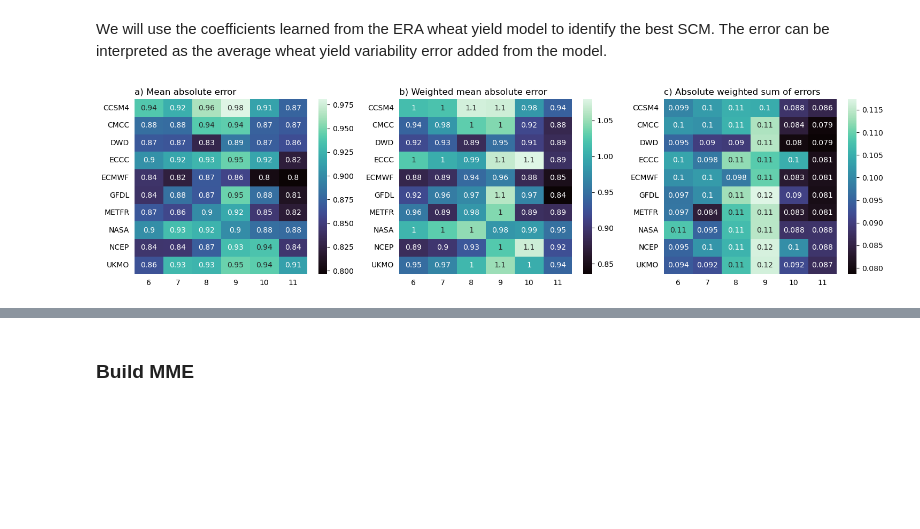
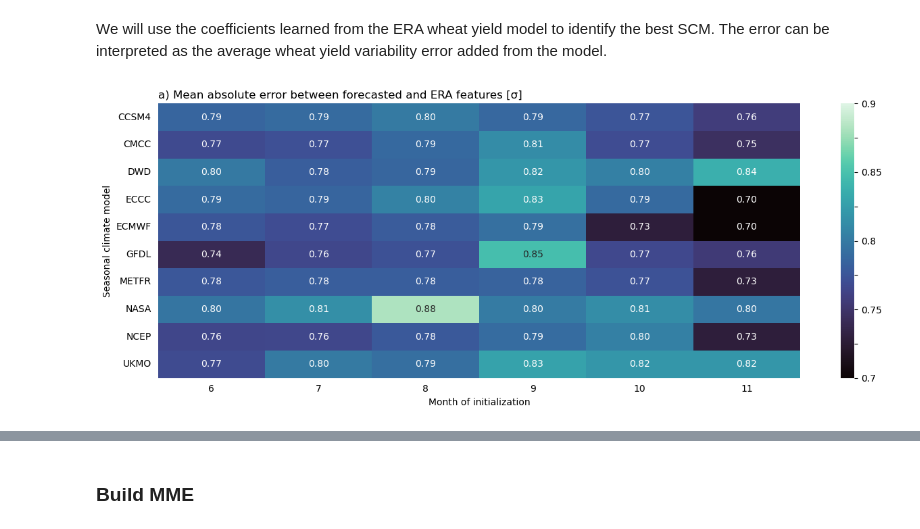
Before and after one commit to mzachow/wheat-yield-forecast-argentina, a Jupyter notebook: 4_prepare_scm_data.ipynb, the cells around one changed output, grey strips where cells are left out. Cells and saved outputs as stored; diff of their text form; code cells hidden in the pictures; blank space fills up the shorter version.

Commit message:
update on all figures and bias adjustment

```diff
--- a/4_prepare_scm_data.ipynb
+++ b/4_prepare_scm_data.ipynb
@@ -156,8 +170,9 @@ def adjust_bias(observed, predicted, correction_method="basic_quantile"):
     adjusted_models = pd.concat(adjusted_models).sort_values(by=["model", "year", "init_month"])
     return adjusted_models
 # %%
-scm_bias_adjusted = adjust_bias(era_raw, scm_pivot, "basic_quantile")
+scm_bias_adjusted = adjust_bias(era_raw, scm_pivot, "normal_mapping")
 scm_bias_adjusted = scm_bias_adjusted.groupby(["model", "year", "init_month"])[features_raw].mean().reset_index()
+
 scm_bias_adjusted.sample(3)
 # %% [output]
 |  | model | year | init_month | tmean_-38_-62_11 | tmean_-31_-61_10 | rain_-38_-62_11 | rain_-31_-61_10 | ... |
@@ -166,0 +244,14 @@ scm_bias_adjusted.sample(3)
+# %%
+li = []
+for month in list(range(6, 12)):
+    mme_models_tmean = post_ba_tmean.nsmallest(4, month).index.tolist()
+    mme_models_rain = post_ba_rain.nsmallest(4, month).index.tolist()
+    print("SCM: {} for IM {} and tmean".format("_".join(mme_models_tmean), month))
+    print("SCM: {} for IM {} and rain".format("_".join(mme_models_rain), month))
+    mme_tmean = scm_bias_adjusted.loc[(scm_bias_adjusted["init_month"] == month) & (scm_bias_adjusted["model"].isin(mme_models_tmean))].groupby(["year", "init_month"])[[c for c in features_raw if ("tmean" in c)]].mean().reset_index().assign(model="MME")
+    mme_rain = scm_bias_adjusted.loc[(scm_bias_adjusted["init_month"] == month) & (scm_bias_adjusted["model"].isin(mme_models_rain))].groupby(["year", "init_month"])[[c for c in features_raw if ("rain" in c)]].mean().reset_index().assign(model="MME")
+    mme = mme_tmean.merge(mme_rain, on=["year", "init_month", "model"])
+    li.append(mme)
+scm_mme = pd.concat([scm_bias_adjusted, pd.concat(li, ignore_index=True)], ignore_index=True, axis=0)
+
+scm_mme
@@ -304,37 +426,40 @@ scm_awse = scm_awse.mul(weights.coefficient.tolist())
 # 2. Sum and absolute
 scm_awse = scm_awse.sum(axis=1).abs().reset_index(name="AWSE")
 # 3. Average across all years
-scm_awse = scm_awse.groupby(["model", "init_month"]).mean().reset_index()
+scm_awse_year = scm_awse.groupby(["model", "init_month"]).mean().reset_index()
 # %%
 data_plot_mae = scm_mae.pivot(index="model", columns="init_month", values="MAE")
 data_plot_wmae = scm_wmae.pivot(index="model", columns="init_month", values="WMAE")
-data_plot_awse = scm_awse.pivot(index="model", columns="init_month", values="AWSE")
+data_plot_awse = scm_awse_year.pivot(index="model", columns="init_month", values="AWSE")
 # %%
-fig, axs = plt.subplots(1, 3, figsize=(15,4))
-axs = axs.ravel()
+fig, axs = plt.subplots(1, 1, figsize=(13,5))
 
-sns.heatmap(data_plot_mae, cmap="mako", cbar=True, ax=axs[0], annot=True)
-axs[0].tick_params(left=False, bottom=False)
-axs[0].set_title("a) Mean absolute error", loc="left")
-axs[0].set_xticks(axs[0].get_xticks(), axs[0].get_xticklabels(), rotation=0, ha='center')
-axs[0].set_xlabel("");
-axs[0].set_ylabel("");
 
+sns.heatmap(data_plot_mae, cmap="mako", cbar=True, ax=axs, vmin=0.7, vmax=0.9, annot=True, fmt=".2f")
+axs.tick_params(left=False, bottom=False)
+axs.set_title("a) Mean absolute error between forecasted and ERA features [\u03C3]", loc="left")
+axs.set_xticks(axs.get_xticks(), axs.get_xticklabels(), rotation=0, ha='center')
+axs.set_xlabel("Month of initialization");
+axs.set_ylabel("Seasonal climate model");
+axs.collections[0].colorbar.set_ticklabels([.7, "", .75, "", .8, "", .85, "", .9])
+
+"""
 sns.heatmap(data_plot_wmae, cmap="mako", cbar=True, ax=axs[1], annot=True)
 axs[1].tick_params(left=False, bottom=False)
 axs[1].set_title("b) Weighted mean absolute error", loc="left")
 axs[1].set_xticks(axs[1].get_xticks(), axs[1].get_xticklabels(), rotation=0, ha='center')
 axs[1].set_xlabel("");
 axs[1].set_ylabel("");
 
 sns.heatmap(data_plot_awse, cmap="mako", cbar=True, ax=axs[2], annot=True)
 axs[2].tick_params(left=False, bottom=False)
 axs[2].set_title("c) Absolute weighted sum of errors", loc="left")
 axs[2].set_xticks(axs[2].get_xticks(), axs[2].get_xticklabels(), rotation=0, ha='center')
 axs[2].set_xlabel("");
 axs[2].set_ylabel("");
-
+"""
 plt.tight_layout()
+plt.savefig("files/figures/figure5.png")
 plt.show()
 # %% [output]
-[figure, old version]
+[figure, new version]
```
Also changed, not shown: parts of 12 cells of this notebook, 16 other files.
